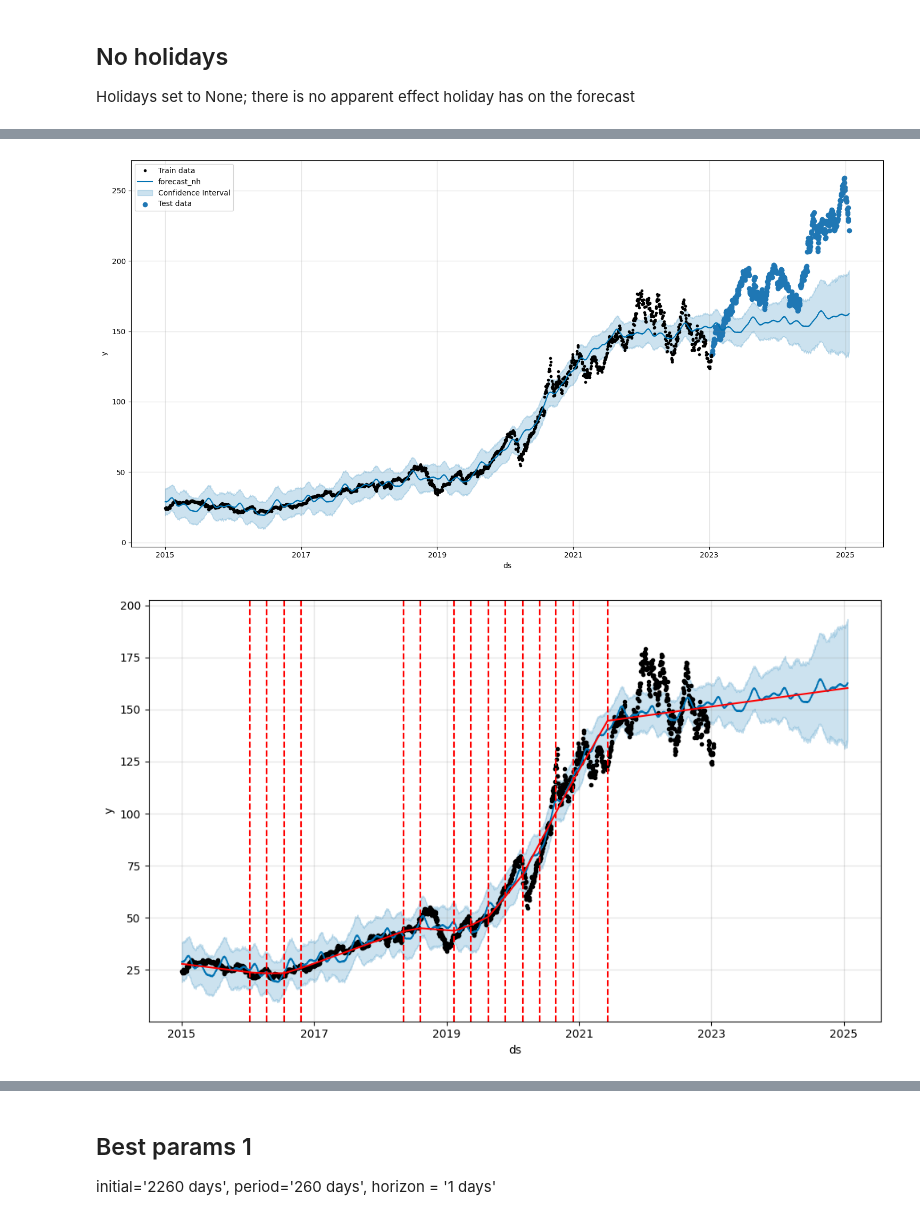
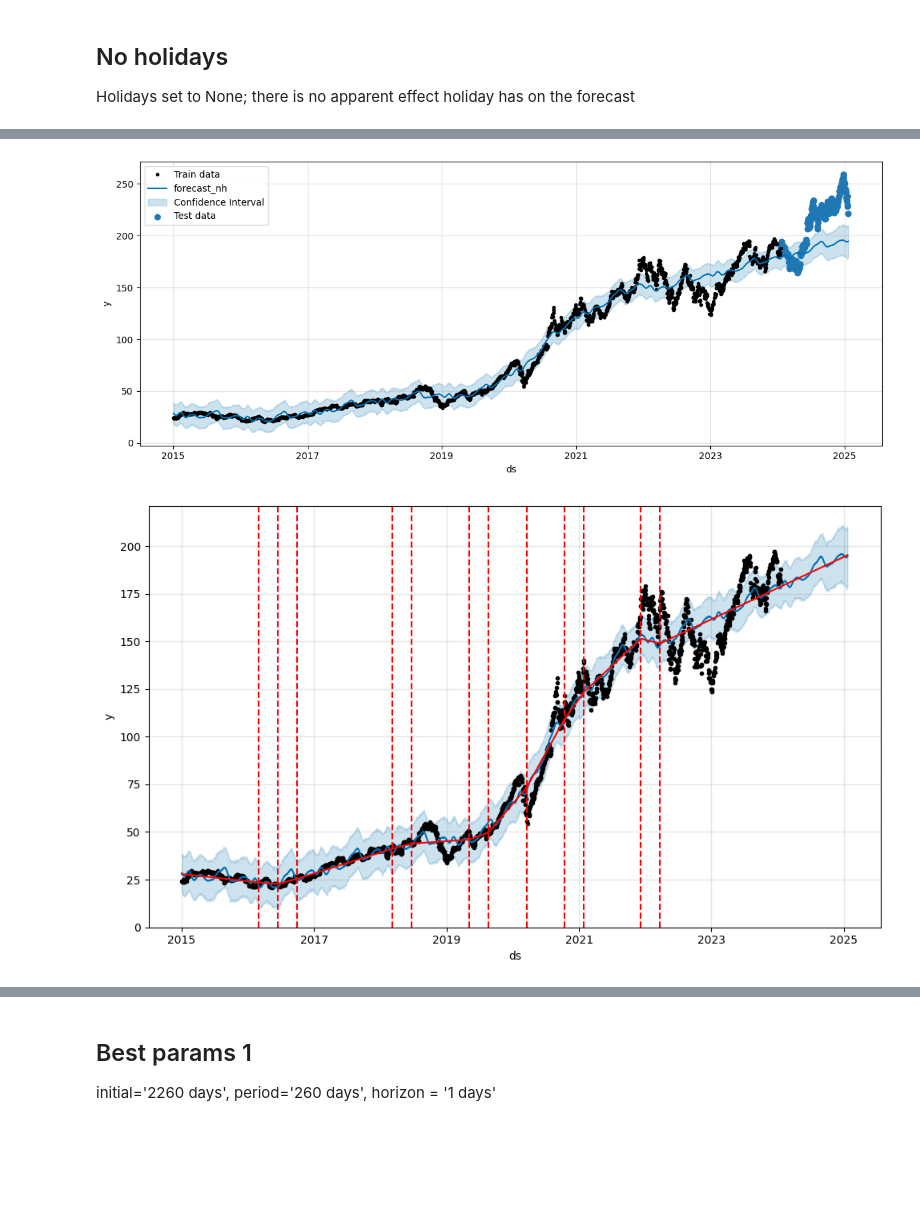
Before and after one commit to nismafaaa/clear-stocks-frontend, a Jupyter notebook: notebook/prophet_test.ipynb, the cells around one changed output, grey strips where cells are left out. Cells and saved outputs as stored; diff of their text form; code cells hidden in the pictures; blank space fills up the shorter version.

```diff
--- a/notebook/prophet_test.ipynb
+++ b/notebook/prophet_test.ipynb
@@ -50,5 +48,5 @@ def seasonalDecompose(y, period, is_plot=True):
     return result
 # %%
 # period = multiples of 5 because working days
-a = seasonalDecompose(aapl_stock['Close'][-520:], period=5)
+a = seasonalDecompose(aapl_stock['Close'], period=525)
 # %% [output]
@@ -55,0 +59,9 @@ a = seasonalDecompose(aapl_stock['Close'][-520:], period=5)
+# %%
+stock = pd.read_csv('../data/aapl_stock_price.csv', parse_dates=[0])
+
+train_data = stock.copy()
+train_data = train_data[['Date', "Close"]]
+train_data.rename(columns={'Date': 'ds', "Close": 'y'}, inplace=True)
+
+model = Prophet()
+model.fit(train_data)
@@ -237,13 +423,17 @@ print(np.min(rmses))
 
 Holidays set to None; there is no apparent effect holiday has on the forecast
 # %%
-model_close_nh = get_prophet(data=aapl_stock[:split_date], column='Close', holidays=None, cps=0.05, sps=1, seasm='additive')
+spld = get_split_date(aapl_stock, 0.9)
+
+model_close_nh = get_prophet(data=aapl_stock[:spld], column='Close', holidays=None, cps=0.05, sps=1, seasm='additive')
 
 forecast_nh = model_close_nh.predict(future_dates)
-model_close_nh.plot(forecast_nh, uncertainty=True, figsize=(15,8))
-plt.scatter(aapl_stock[split_date:].index, aapl_stock['Close'][split_date:])
+model_close_nh.plot(forecast_nh, uncertainty=True, figsize=(12,5))
+plt.scatter(aapl_stock[spld:].index, aapl_stock['Close'][spld:])
 plt.legend(['Train data', 'forecast_nh', 'Confidence Interval', 'Test data'], loc='upper left')
 
 fig = model_close_nh.plot(forecast_nh)
 a = add_changepoints_to_plot(fig.gca(), model_close_nh, forecast_nh)
+
+fig2 = model_close_nh.plot_components(forecast_nh)
 # %% [output]
@@ -252,2 +442,2 @@ a = add_changepoints_to_plot(fig.gca(), model_close_nh, forecast_nh)
-[figure, old version]
+[figure, new version]
-[figure, old version]
+[figure, new version]
```
Also changed, not shown: parts of 20 cells of this notebook.
